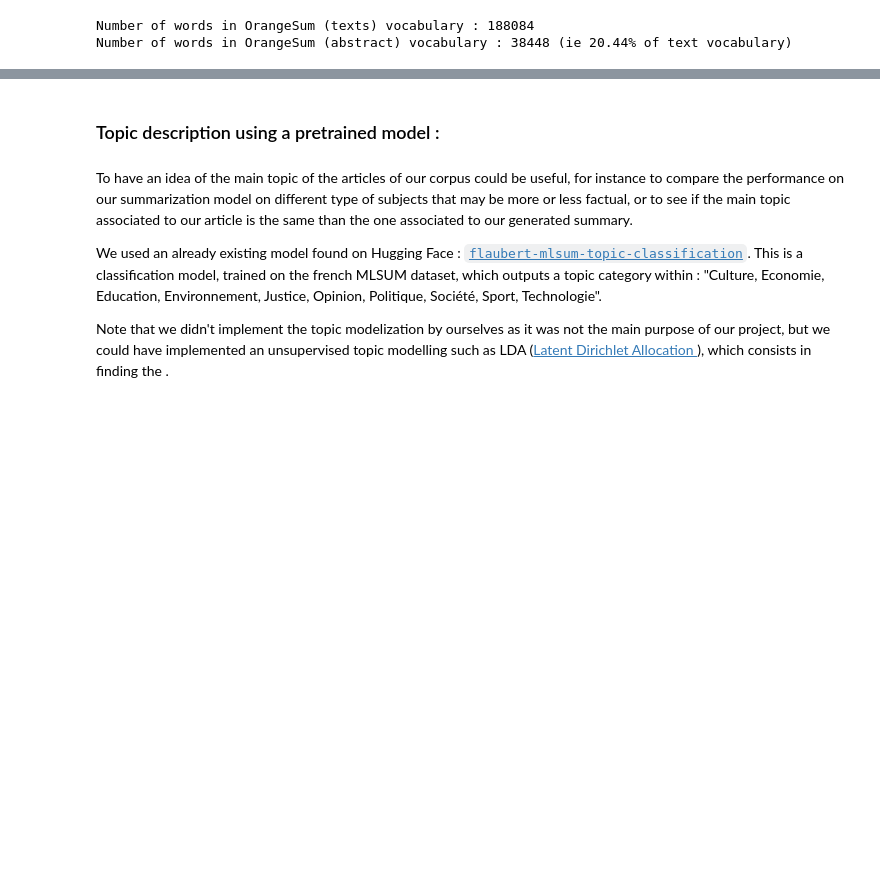
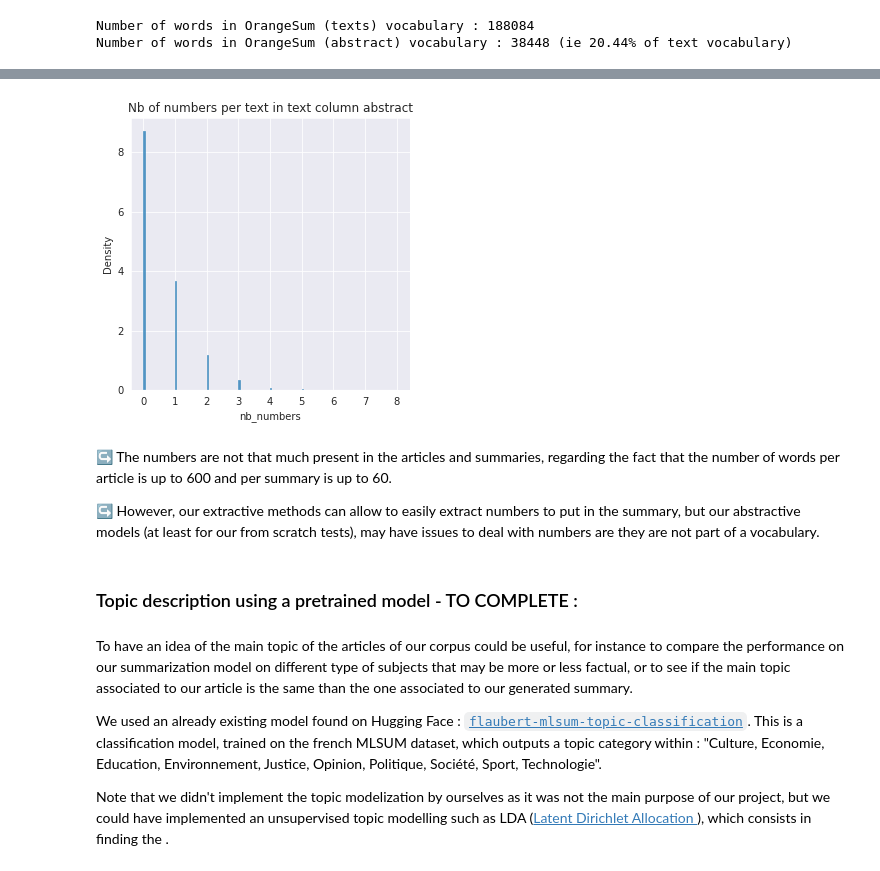
Before and after one commit to gdeni89/NLP-summarization-of-French-written-documents, a Jupyter notebook: NLP_Project.ipynb, the cells around one changed output, grey strips where cells are left out. Saved outputs shown, nothing was run; the diff lists cells and outputs as text; code cells hidden in the pictures; blank space fills up the shorter version.

```diff
--- a/NLP_Project.ipynb
+++ b/NLP_Project.ipynb
@@ -600,5 +669,13 @@ def word_distribution (vocabulary, print_most_frequents = None) :
+# %%
+stats_numbers(df_orangesum_train, text_column='abstract')
+# %% [output]
+[figure, added]
+# %% [markdown]
+↪ The numbers are not that much present in the articles and summaries, regarding the fact that the number of words per article is up to 600 and per summary is up to 60.
+
+↪ However, our extractive methods can allow to easily extract numbers to put in the summary, but our abstractive models (at least for our from scratch tests), may have issues to deal with numbers are they are not part of a vocabulary.
 # %% [markdown]
-### Topic description using a pretrained model :
+### Topic description using a pretrained model - TO COMPLETE :
 # %% [markdown]
 To have an idea of the main topic of the articles of our corpus could be useful, for instance to compare the performance on our summarization model on different type of subjects that may be more or less factual, or to see if the main topic associated to our article is the same than the one associated to our generated summary.
 
```
Also changed, not shown: parts of 88 cells of this notebook.
